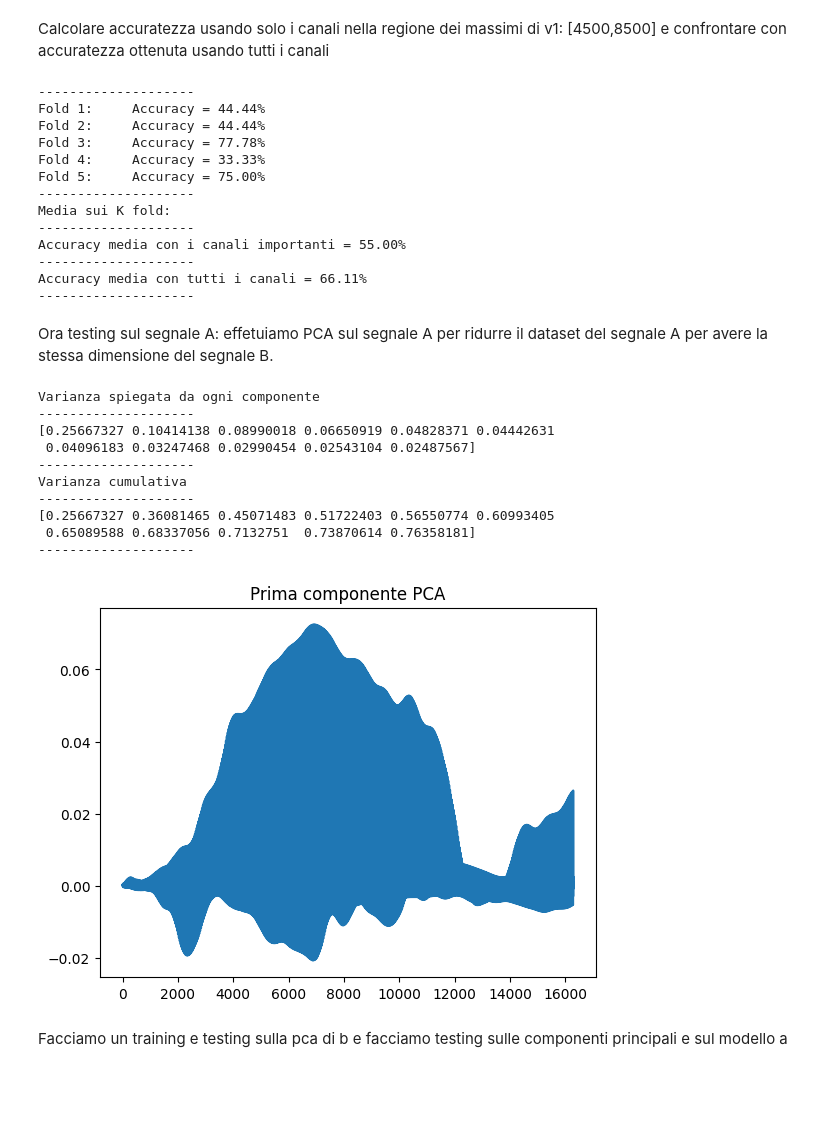
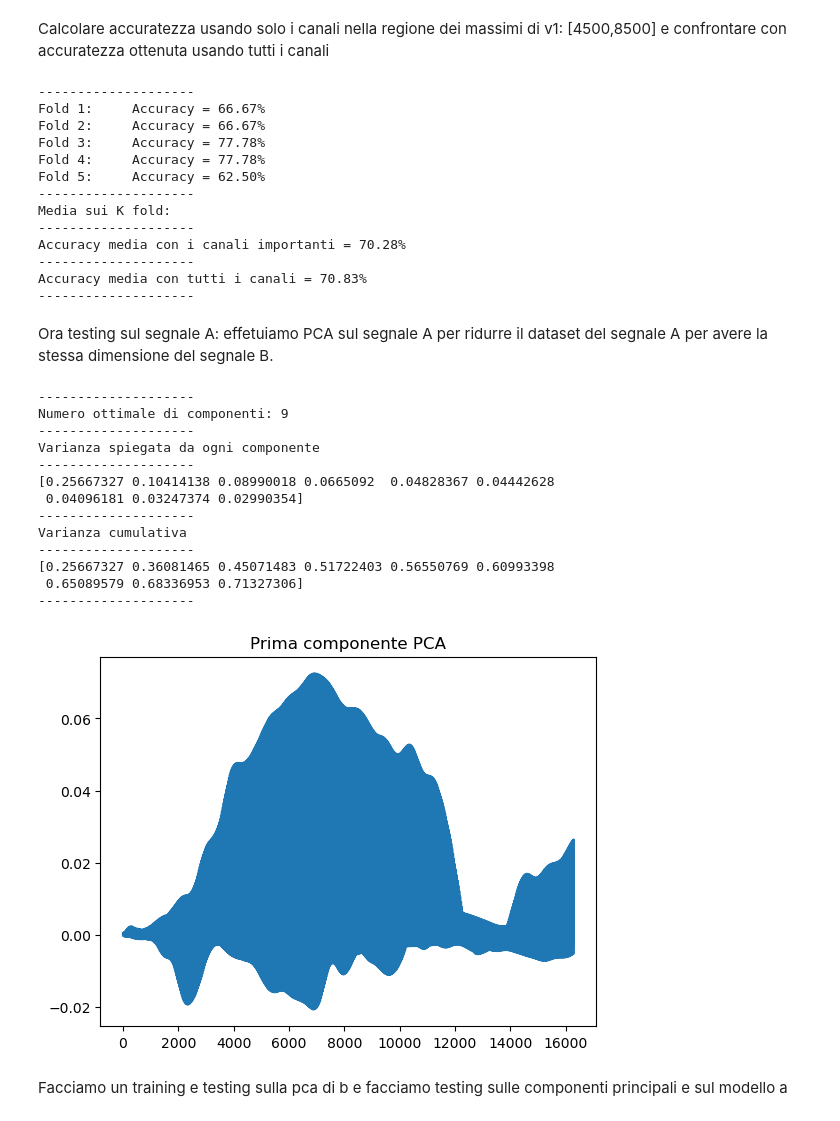
Before and after one commit to fiorello-mino/applicazioni_machine_learning, a Jupyter notebook: RF/main_rf.ipynb, the cells around one changed output. Saved outputs shown, nothing was run; the diff lists cells and outputs as text; code cells hidden in the pictures; blank space fills up the shorter version.

```diff
--- a/RF/main_rf.ipynb
+++ b/RF/main_rf.ipynb
@@ -12,7 +12,7 @@ from sklearn.ensemble import RandomForestClassifier
 # %% [markdown]
 Caricamento e visualizzazione dei canali
 # %%
-data = sio.loadmat('data/signal__b.mat')
+data = sio.loadmat('../data/signal__b.mat')
 g0 = data['g__0']   # negativi
 g1 = data['g__1']   # positivi
 
@@ -125,10 +123,7 @@ acc_numk = [] # array di accuracy in funzione di numvar
 for numk in range(2, NUMK +1):
 
     skf = StratifiedKFold(n_splits=numk, shuffle=True, random_state=1)
-    rf_model = make_pipeline(
-        StandardScaler(),
-        SVC(kernel='linear', C=1.0)
-    )
+    rf_model = RandomForestClassifier()
 
     acc_folds = []  # array di accuracy per un singolo fold
 
@@ -153,10 +148,10 @@ for numk in range(2, NUMK +1):
 # --- Plot accuracy vs K numero di fold ---
 
 plt.figure()
-plt.plot(np.arange(2, NUMK+1), acc_numk, marker='o', color='b', linewidth=2)
+plt.plot(np.arange(2, NUMK+1), acc_numk, marker='o', color='b', linewidth=1, markersize=3)
 plt.xlabel('K numero di fold')
 plt.ylabel('Accuracy')
-plt.title('Accuracy vs numero di fold (SVM lineare)')
+plt.title('Accuracy vs numero di fold (Random Forest)')
 plt.grid(True, linestyle='--', alpha = 0.5)
 plt.show()
 # %% [output]
@@ -170,8 +165,7 @@ acc_numvar = [] # array di accuracy in funzione di numvar
 
 for numvar in range(1, NUMVAR +1):
 
-    rf_model = RandomForestClassifier(
-    )
+    rf_model = RandomForestClassifier(n_estimators=100)
 
     acc_folds = []  # array di accuracy per un singolo fold
 
@@ -199,7 +193,7 @@ plt.figure()
 plt.plot(np.arange(1, NUMVAR+1), acc_numvar, marker='o', color = 'b', markersize=3, linewidth=0.75)
 plt.xlabel('Numero di feature')
 plt.ylabel('Accuracy')
-plt.title('Accuracy vs numero di feature (SVM lineare)')
+plt.title('Accuracy vs numero di feature (Random Forest)')
 plt.grid(True, linestyle = '--', alpha = 0.5)
 plt.show()
 # %% [output]
@@ -236,8 +230,7 @@ for numdim in range(1, NUMDIM + 1):
         data_test_pca  = pca.transform(data_test)
 
         # SVM lineare
-        rf_model = RandomForestClassifier(
-        )
+        rf_model = RandomForestClassifier()
 
         # training
         rf_model.fit(data_train_pca, labels_train)
@@ -261,10 +254,10 @@ for numdim in range(1, NUMDIM + 1):
 
 
 plt.figure()
-plt.plot(np.arange(1, NUMDIM + 1), acc_numdim, marker='o', color='b')
+plt.plot(np.arange(1, NUMDIM + 1), acc_numdim, marker='o', color='b', linewidth=1, markersize=2)
 plt.xlabel('Numero di componenti PCA')
 plt.ylabel('Accuracy media')
-plt.title('Accuracy vs n. componenti (PCA + SVM lineare)')
+plt.title('Accuracy vs n. componenti (PCA + Random Forest)')
 plt.grid(True, linestyle = '--', alpha = 0.5)
 plt.show()
 
@@ -388,9 +381,7 @@ data_important_channels = data[:, 4500 : 8500]
 K = 5
 #rf_model
 
-rf_model = RandomForestClassifier(
-
-    )
+rf_model = RandomForestClassifier()
 
 skf = StratifiedKFold(n_splits=K, shuffle=True, random_state=1)
 
@@ -433,22 +424,22 @@ print(f"Accuracy media con tutti i canali = {acc_results_all_channels*100:.2f}%"
 print('--------------------')
 # %% [output]
 --------------------
-Fold 1:     Accuracy = 44.44%
-Fold 2:     Accuracy = 44.44%
+Fold 1:     Accuracy = 66.67%
+Fold 2:     Accuracy = 66.67%
 Fold 3:     Accuracy = 77.78%
-Fold 4:     Accuracy = 33.33%
-Fold 5:     Accuracy = 75.00%
+Fold 4:     Accuracy = 77.78%
+Fold 5:     Accuracy = 62.50%
 --------------------
 Media sui K fold:
 --------------------
-Accuracy media con i canali importanti = 55.00%
+Accuracy media con i canali importanti = 70.28%
 --------------------
-Accuracy media con tutti i canali = 66.11%
+Accuracy media con tutti i canali = 70.83%
 --------------------
 # %% [markdown]
 Ora testing sul segnale A: effetuiamo PCA sul segnale A per ridurre il dataset del segnale A per avere la stessa dimensione del segnale B.
 # %%
-data_a = sio.loadmat('data/signal__a.mat')
+data_a = sio.loadmat('../data/signal__a.mat')
 g0_a = data_a['g__0']   # negativi
 g1_a = data_a['g__1']   # positivi
 
@@ -456,19 +447,8 @@ g1_a = data_a['g__1']   # positivi
 data0_a = g0_a.astype(np.float64)
 data1_a = g1_a.astype(np.float64)
 
-# --- Plot dei 32 canali per la riga 20 di g__0 ---
-# unit = 509
-# plt.figure()
-
-# for channels in range(32):
-#     plt.clf()
-#     plt.plot(g0_a[19, channels * unit : (channels + 1) * unit])
-#     plt.ylim([-100, 40])
-#     plt.title('Channel ' + str(channels*unit +1) + '-' + str((channels+1)*unit))
-#     plt.pause(0.5)
 
 # --- Calcolo delle dimensioni (quante righe/campioni ci sono) ---
-
 N0_a = data0_a.shape[0]
 N1_a = data1_a.shape[0]
 
@@ -478,9 +458,6 @@ labels_a = np.hstack((np.zeros(N0_a), np.ones(N1_a))) # np.hstack affianca un ar
 # -- PCA sul segnale A
 pca_a = PCA(n_components = best_numdim)
 data_test_pca_a  = pca_a.fit_transform(data_a)
-
-# print('--------------------')
-# print('--------------------')
 
 
 # --- Autovettori (componenti principali) ---
@@ -489,38 +466,41 @@ U = pca_a.components_
 print('--------------------')
 print(f'Numero ottimale di componenti: {best_numdim}')
 print('--------------------')
 
 # --- Varianza spiegata da ogni componente ---
 print('Varianza spiegata da ogni componente')
 print('--------------------')
 print(pca_a.explained_variance_ratio_)
 print('--------------------')
 
 # --- Varianza cumulativa ---
 print('Varianza cumulativa')
 print('--------------------')
 
 cumulative_variance = np.cumsum(pca_a.explained_variance_ratio_)
 print(cumulative_variance)
 print('--------------------')
 
 v1 = U[0]                          # primo autovettore (lunghezza 32*509)
 
 plt.plot(v1)
 plt.title('Prima componente PCA')
 plt.show()
 # %% [output]
+--------------------
+Numero ottimale di componenti: 9
+--------------------
 Varianza spiegata da ogni componente
 --------------------
-[0.25667327 0.10414138 0.08990018 0.06650919 0.04828371 0.04442631
- 0.04096183 0.03247468 0.02990454 0.02543104 0.02487567]
+[0.25667327 0.10414138 0.08990018 0.0665092  0.04828367 0.04442628
+ 0.04096181 0.03247374 0.02990354]
 --------------------
 Varianza cumulativa
 --------------------
-[0.25667327 0.36081465 0.45071483 0.51722403 0.56550774 0.60993405
- 0.65089588 0.68337056 0.7132751  0.73870614 0.76358181]
+[0.25667327 0.36081465 0.45071483 0.51722403 0.56550769 0.60993398
+ 0.65089579 0.68336953 0.71327306]
 --------------------
-[figure, old version]
+[figure, new version]
 # %% [markdown]
 Facciamo un training e testing sulla pca di b e facciamo testing sulle componenti principali e sul modello a
 # %%
```
Also changed, not shown: parts of 11 cells of this notebook, 3 other files.
